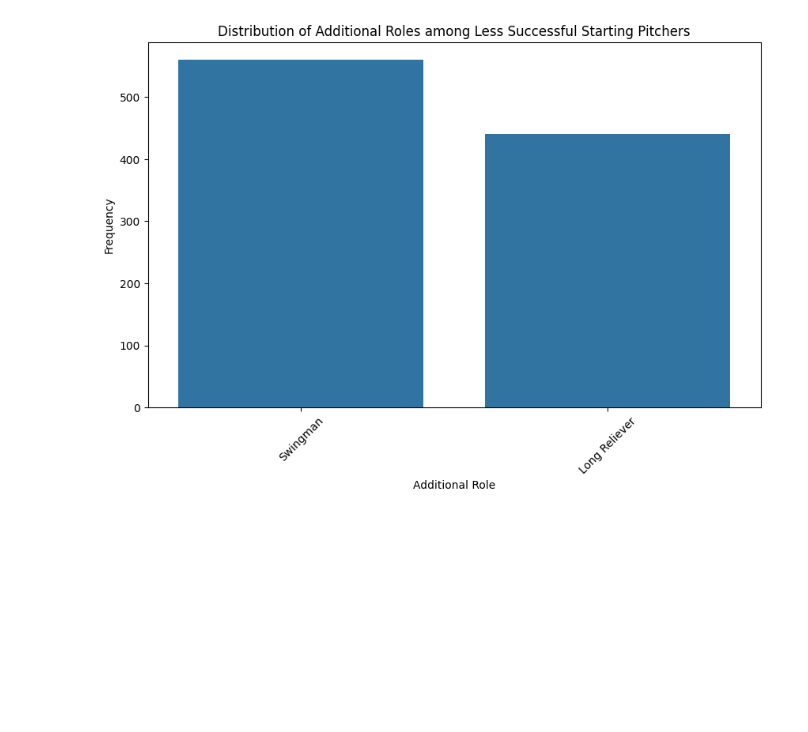
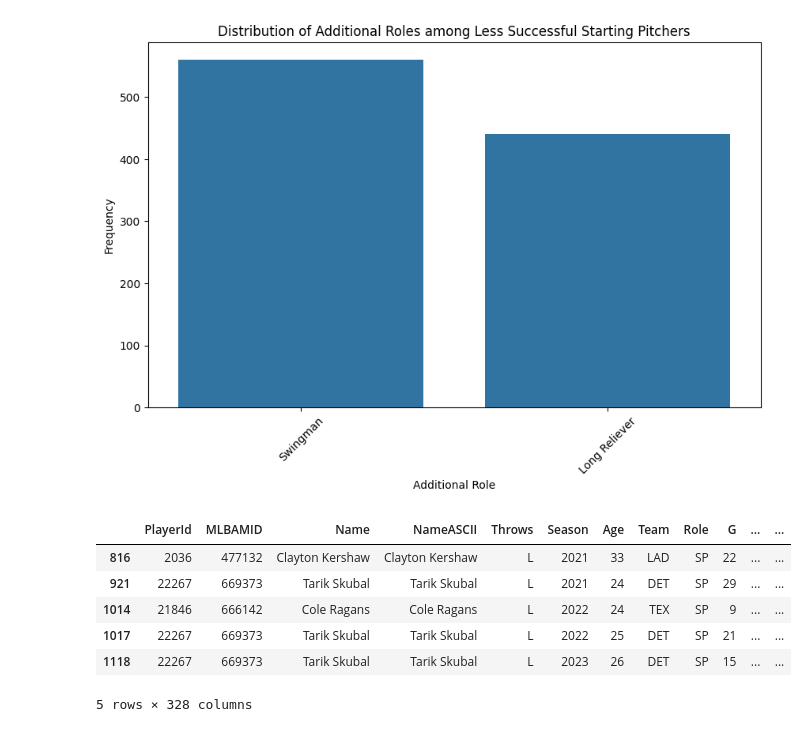
Before and after one commit to RudimentaryChef/RedsHackathon, a Jupyter notebook: EDA_Vrishank (1).ipynb, the cells around one changed output. Cells and saved outputs as stored; diff of their text form; code cells hidden in the pictures; blank space fills up the shorter version.

```diff
--- a/EDA_Vrishank (1).ipynb
+++ b/EDA_Vrishank (1).ipynb
@@ -485,3 +471,21 @@ plt.xticks(rotation=45)
 plt.show()
 # %% [output]
 [figure]
+# %%
+# List of pitcher names from the provided cluster dataframe
+pitcher_names = [
+    "Blake Snell", "Brandon Woodruff", "Clayton Kershaw",
+    "Gerrit Cole", "Cole Ragans", "Tarik Skubal"
+]
+
+selected_pitchers = less_successful_sp[less_successful_sp['Name'].isin(pitcher_names)]
+# %%
+selected_pitchers
+# %% [output]
+|  | PlayerId | MLBAMID | Name | NameASCII | Throws | Season | Age | Team | Role | G | ... | ... |
+| 816 | 2036 | 477132 | Clayton Kershaw | Clayton Kershaw | L | 2021 | 33 | LAD | SP | 22 | ... | ... |
+| 921 | 22267 | 669373 | Tarik Skubal | Tarik Skubal | L | 2021 | 24 | DET | SP | 29 | ... | ... |
+| 1014 | 21846 | 666142 | Cole Ragans | Cole Ragans | L | 2022 | 24 | TEX | SP | 9 | ... | ... |
+| 1017 | 22267 | 669373 | Tarik Skubal | Tarik Skubal | L | 2022 | 25 | DET | SP | 21 | ... | ... |
+| 1118 | 22267 | 669373 | Tarik Skubal | Tarik Skubal | L | 2023 | 26 | DET | SP | 15 | ... | ... |
+5 rows × 328 columns
```
Also changed, not shown: parts of 10 cells of this notebook.
